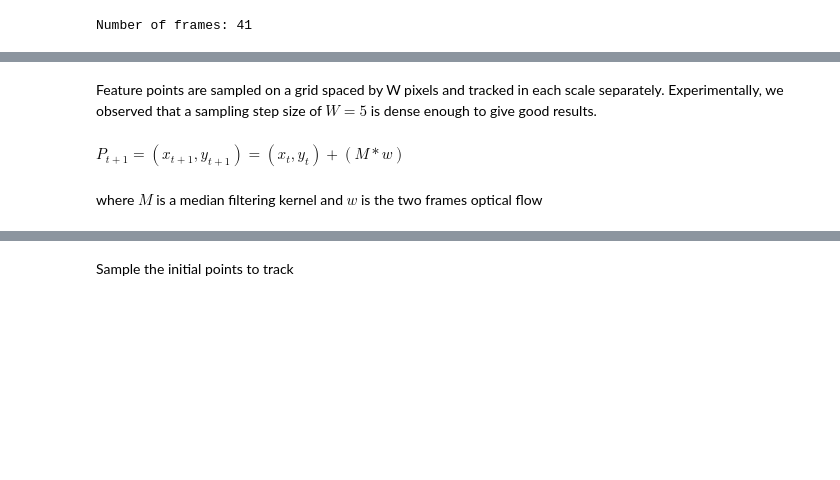
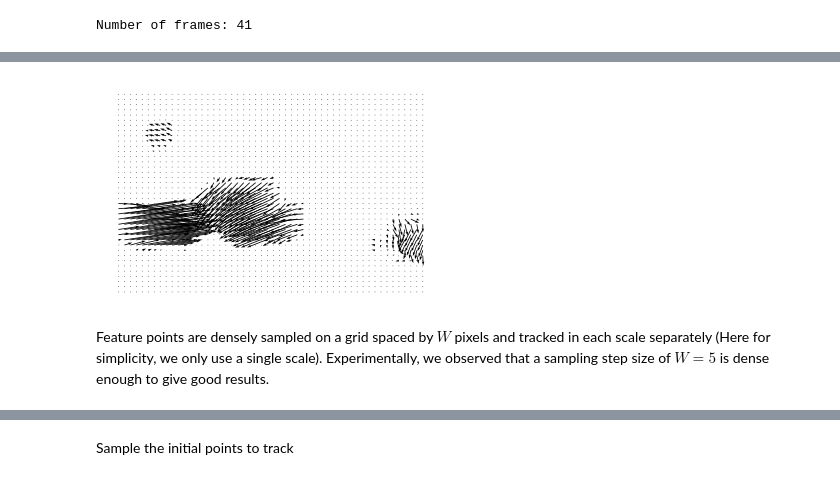
Before and after one commit to Guillem96/activity-recognition, a Jupyter notebook: notebooks/Dense Trajectories Annotation.ipynb, the cells around one changed output, grey strips where cells are left out. Saved outputs shown, nothing was run; the diff lists cells and outputs as text; code cells hidden in the pictures; blank space fills up the shorter version.

```diff
--- a/notebooks/Dense Trajectories Annotation.ipynb
+++ b/notebooks/Dense Trajectories Annotation.ipynb
@@ -49,3 +135,9 @@ flow = cv.calcOpticalFlowFarneback(np.array(taxi1),
+# %%
+plt.quiver(np.arange(0, 256, 5), np.arange(190, -1, -5),
+           flow[::5, ::5, 0], flow[::5, ::5, 1])
+plt.axis('off');
+# %% [output]
+[figure, added]
 # %% [markdown]
-Feature points are sampled on a grid spaced by W pixels and tracked in each scale separately. Experimentally, we observed that a sampling step size of
+Feature points are densely sampled on a grid spaced by $W$ pixels and tracked in each scale separately (Here for simplicity, we only use a single scale). Experimentally, we observed that a sampling step size of
 $W = 5$ is dense enough to give good results.
@@ -54,4 +143,0 @@ W = 5
-# %% [markdown]
-$ P_{t + 1} = (x_{t + 1}, y_{t+1}) = (x_{t}, y_{t}) + (M * w)$
-# %% [markdown]
-where $M$ is a median filtering kernel and $w$ is the two frames optical flow
```
Also changed, not shown: parts of 41 cells of this notebook.
